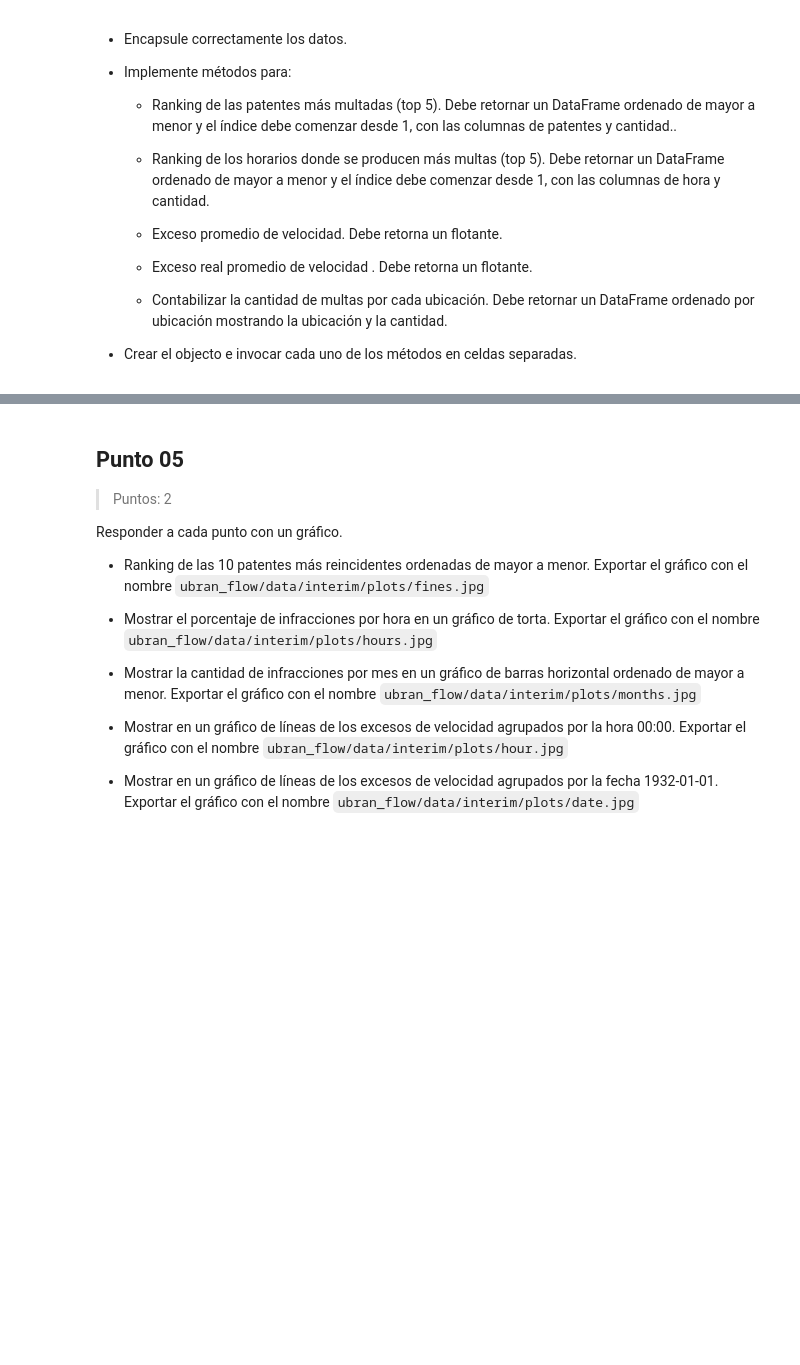
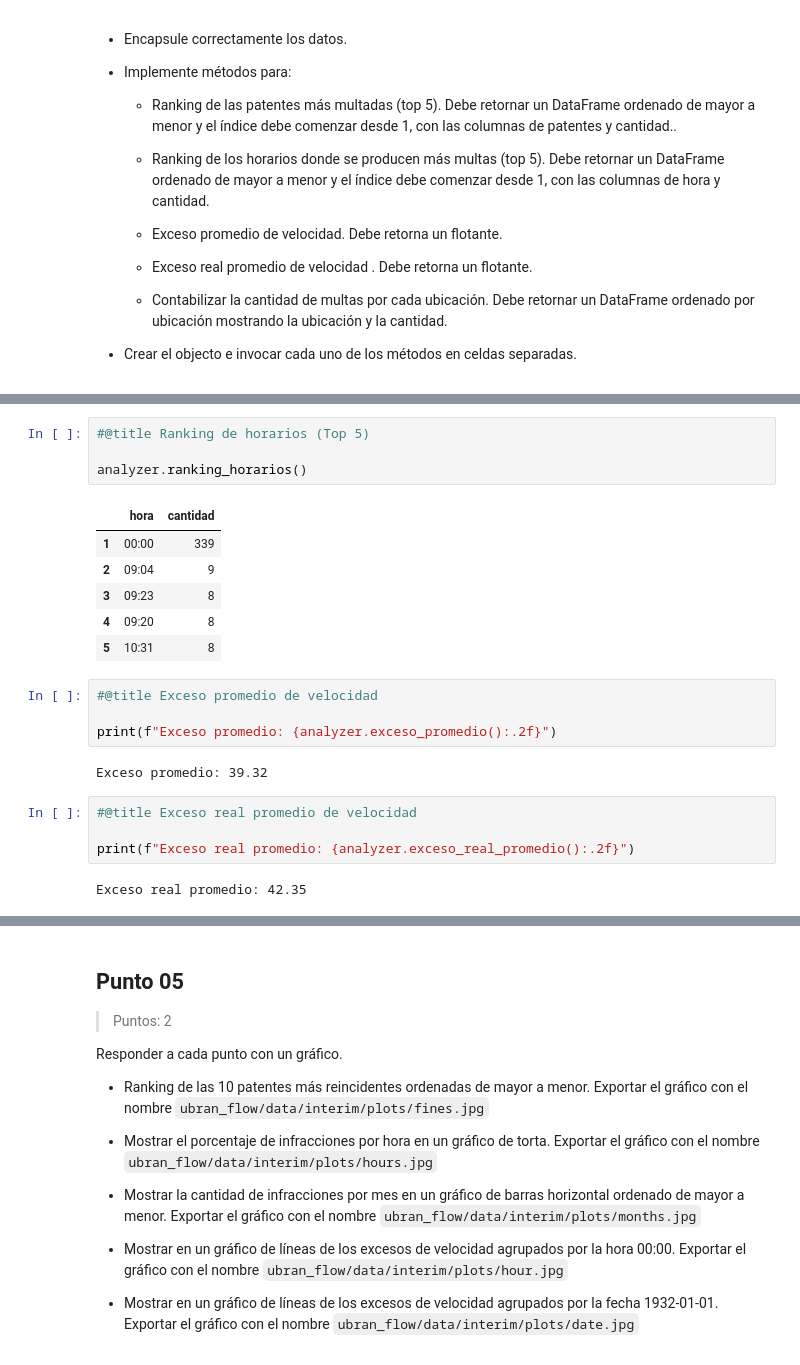
Before and after one commit to ckriztian/lcd-tp-urban-flow, a Jupyter notebook: 01_Flujo_Urbano-Vera_Cristian-Verdun_Dario-Sanchez_Sergio-Saldivia_Eduardo.ipynb, the cells around one changed output, grey strips where cells are left out. Cells and saved outputs as stored; diff of their text form; blank space fills up the shorter version.

```diff
--- a/01_Flujo_Urbano-Vera_Cristian-Verdun_Dario-Sanchez_Sergio-Saldivia_Eduardo.ipynb
+++ b/01_Flujo_Urbano-Vera_Cristian-Verdun_Dario-Sanchez_Sergio-Saldivia_Eduardo.ipynb
@@ -843,0 +1036,23 @@ Definir una clase FineAnalyzer que cumpla con las siguientes funcionalidades:
+# %%
+#@title Ranking de horarios (Top 5)
+
+analyzer.ranking_horarios()
+# %% [output]
+|  | hora | cantidad |
+| 1 | 00:00 | 339 |
+| 2 | 09:04 | 9 |
+| 3 | 09:23 | 8 |
+| 4 | 09:20 | 8 |
+| 5 | 10:31 | 8 |
+# %%
+#@title Exceso promedio de velocidad
+
+print(f"Exceso promedio: {analyzer.exceso_promedio():.2f}")
+# %% [output]
+Exceso promedio: 39.32
+# %%
+#@title Exceso real promedio de velocidad
+
+print(f"Exceso real promedio: {analyzer.exceso_real_promedio():.2f}")
+# %% [output]
+Exceso real promedio: 42.35
```
Also changed, not shown: parts of 28 cells of this notebook.
